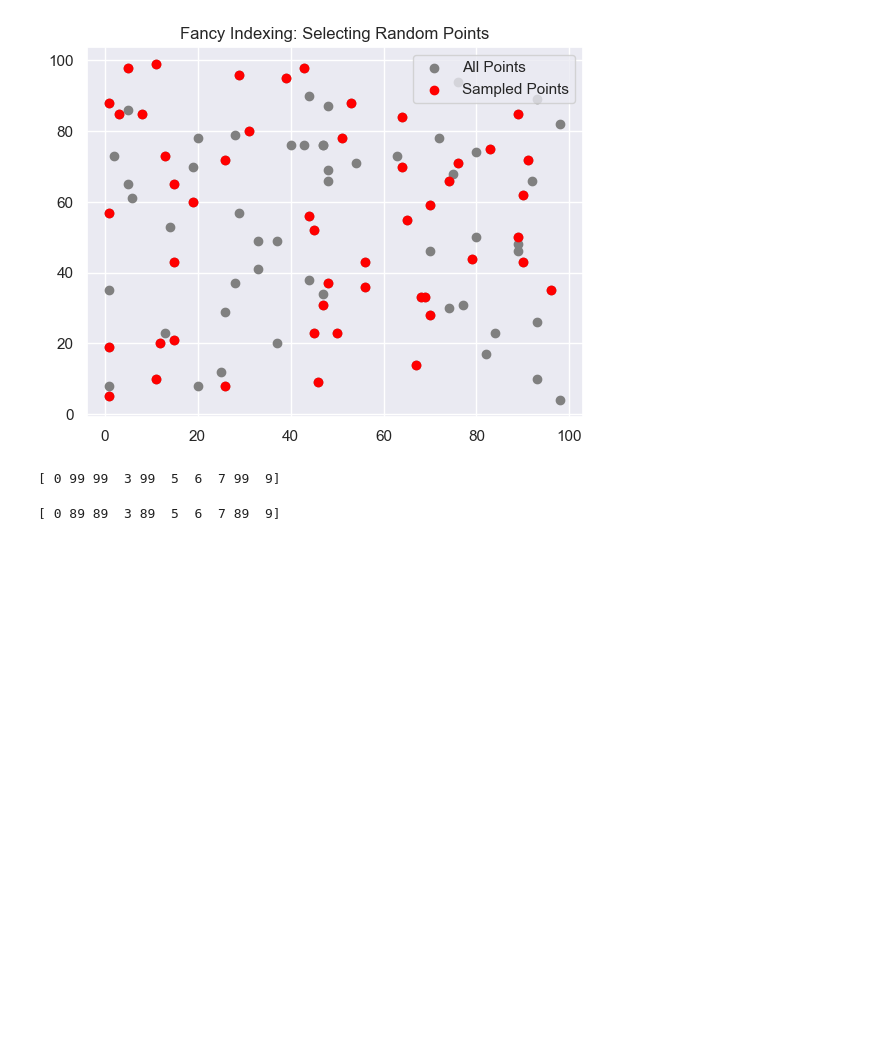
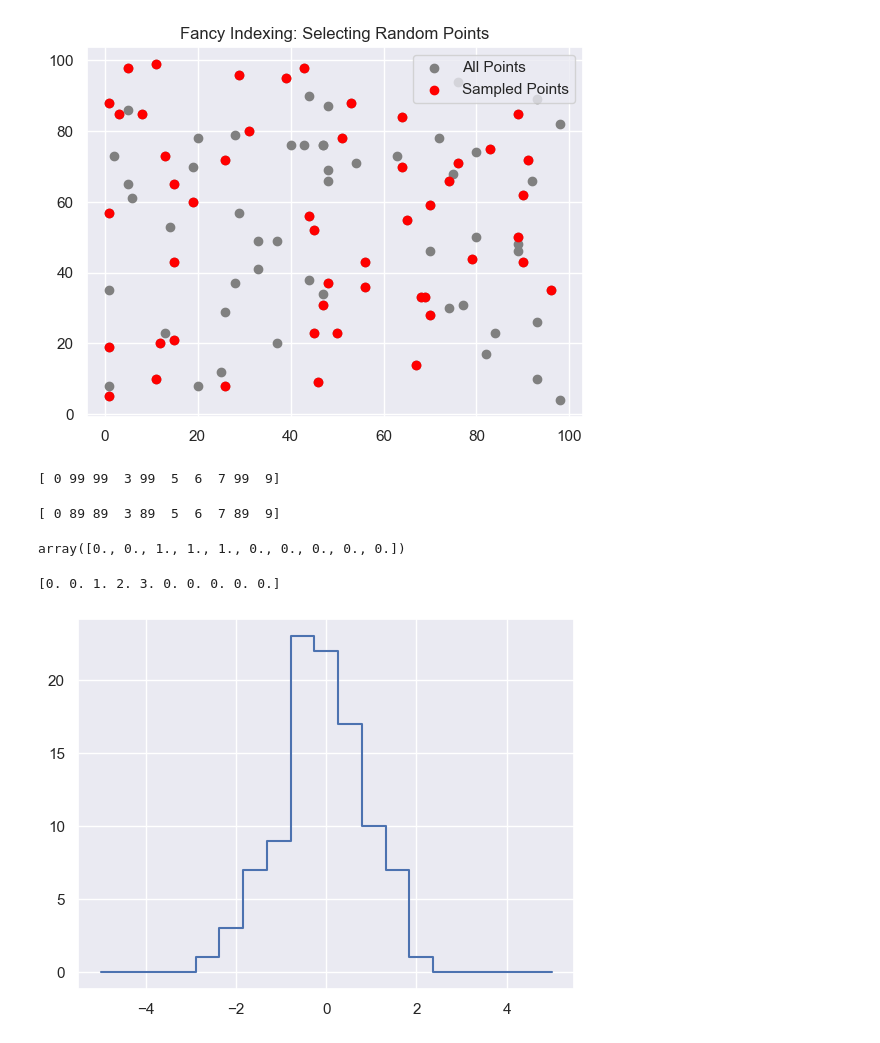
Before and after one commit to Astro-Joe/Data_Science_Learning_Process, a Jupyter notebook: Manipulating_arrays.ipynb, the cells around one changed output. Drawn from its saved outputs; the diff is of its cells as text; code cells hidden in the pictures; blank space fills up the shorter version.

Commit message:
Binning of data and plotting an histogram

```diff
--- a/Manipulating_arrays.ipynb
+++ b/Manipulating_arrays.ipynb
@@ -659,3 +659,40 @@ x[i] -= 10
 print(x)
 # %% [output]
 [ 0 89 89  3 89  5  6  7 89  9]
+# %%
+x = np.zeros(10)
+i = [2, 3, 3, 4, 4, 4]
+x[i] =+ 1
+x
+# %% [output]
+array([0., 0., 1., 1., 1., 0., 0., 0., 0., 0.])
+# %%
+x = np.zeros(10)
+np.add.at(x, i, 1)
+print(x)
+# %% [output]
+[0. 0. 1. 2. 3. 0. 0. 0. 0. 0.]
+# %%
+# Binning of data
+
+
+np.random.seed(42)
+x = np.random.randn(100)
+
+# compute a histogram by hand
+bins = np.linspace(-5, 5, 20)
+counts = np.zeros(len(bins))
+
+# find the appropriate bin indices for each x
+i = np.searchsorted(bins, x)
+
+# Clipping out-of-bounds indices
+# i = np.clip(i, 0, len(counts) - 1)
+
+# add 1 to each of these bins
+np.add.at(counts, i, 1)
+
+plt.plot(bins, counts, drawstyle='steps')
+plt.show()
+# %% [output]
+[figure, added]
```
